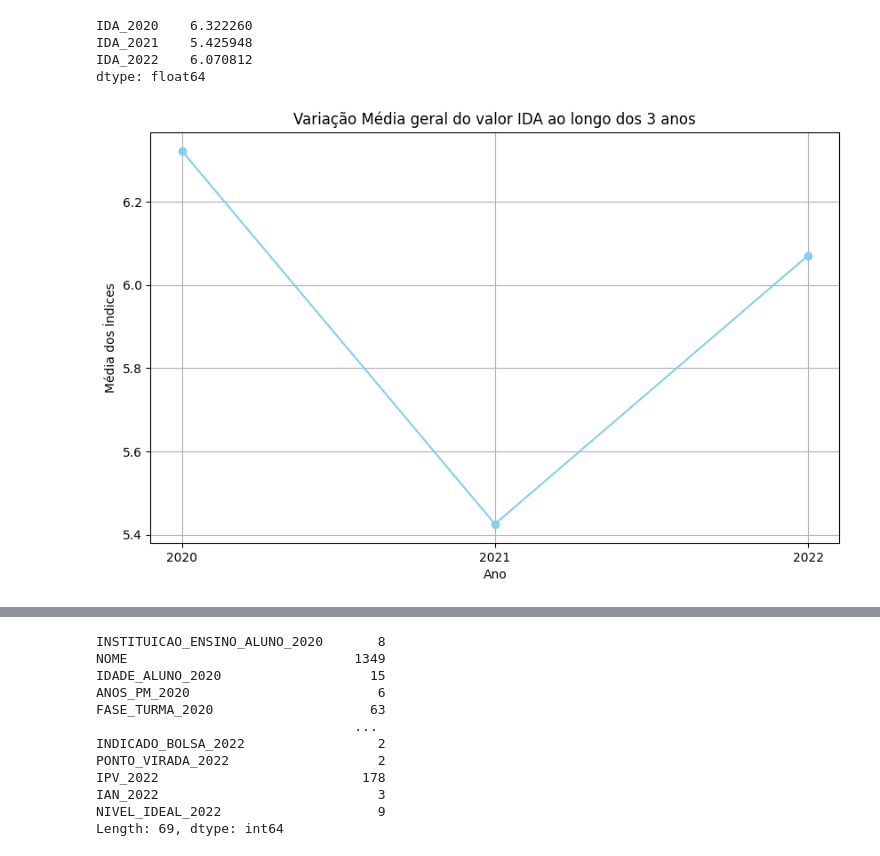
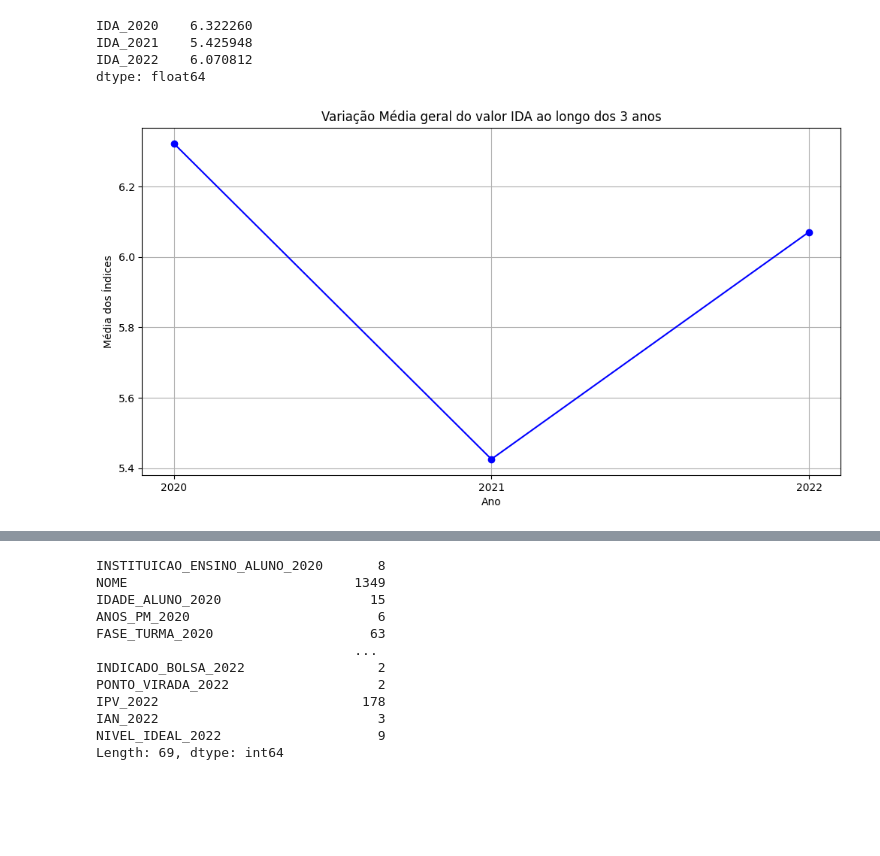
Before and after one commit to Gabrielrpac/Datathon-main, a Jupyter notebook: tech4.ipynb, the cells around one changed output, grey strips where cells are left out. Saved outputs shown, nothing was run; the diff lists cells and outputs as text; code cells hidden in the pictures; blank space fills up the shorter version.

```diff
--- a/tech4.ipynb
+++ b/tech4.ipynb
@@ -384,17 +355,17 @@ IDA_2021    5.425948
 IDA_2022    6.070812
 dtype: float64
 # %%
-# Definir os anos e as médias
+# Analisando a média IDA geral
 anos = ['2020', '2021', '2022']
 valores = media_ida.values
 
 # Plotar o gráfico
-plt.figure(figsize=(10, 6))
-plt.plot(anos, valores, marker='o', linestyle='-', color='skyblue')
+plt.figure(figsize=(12, 6))
+plt.plot(anos, valores, marker='o', linestyle='-', color='blue')
 plt.title('Variação Média geral do valor IDA ao longo dos 3 anos')
 plt.xlabel('Ano')
 plt.ylabel('Média dos Índices')
 plt.grid(True)
 plt.show()
 # %% [output]
-[figure, old version]
+[figure, new version]
```
Also changed, not shown: parts of 7 cells of this notebook.
